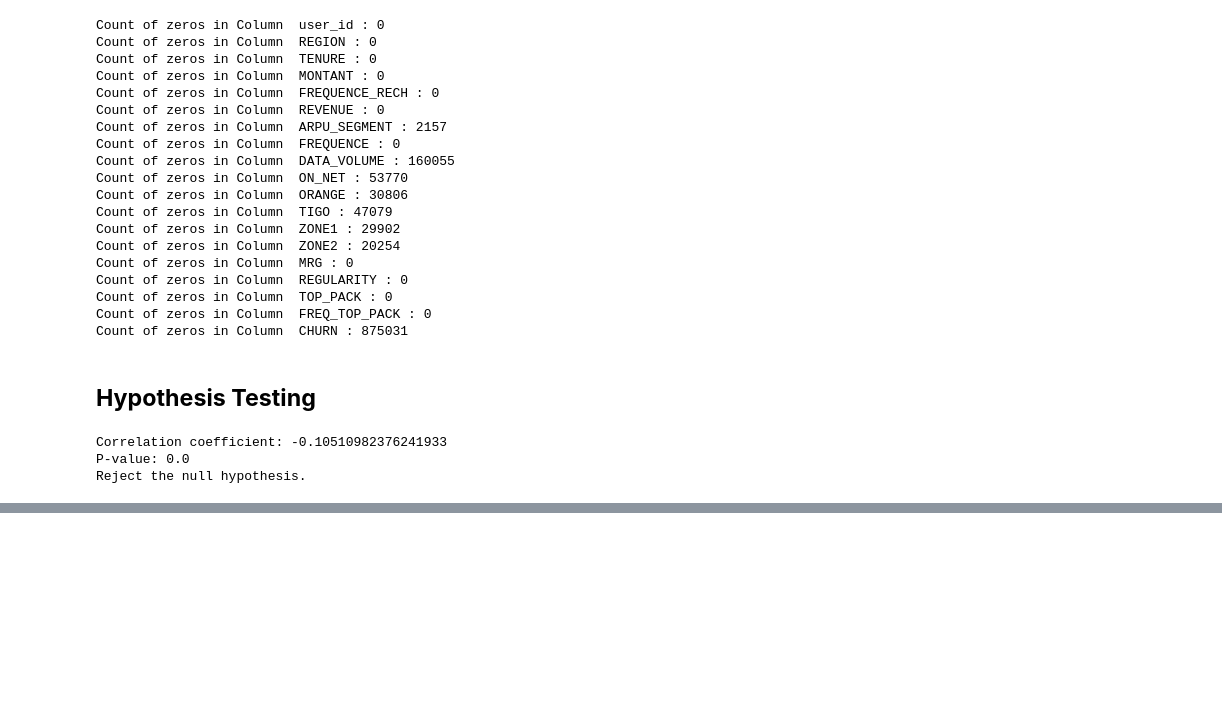
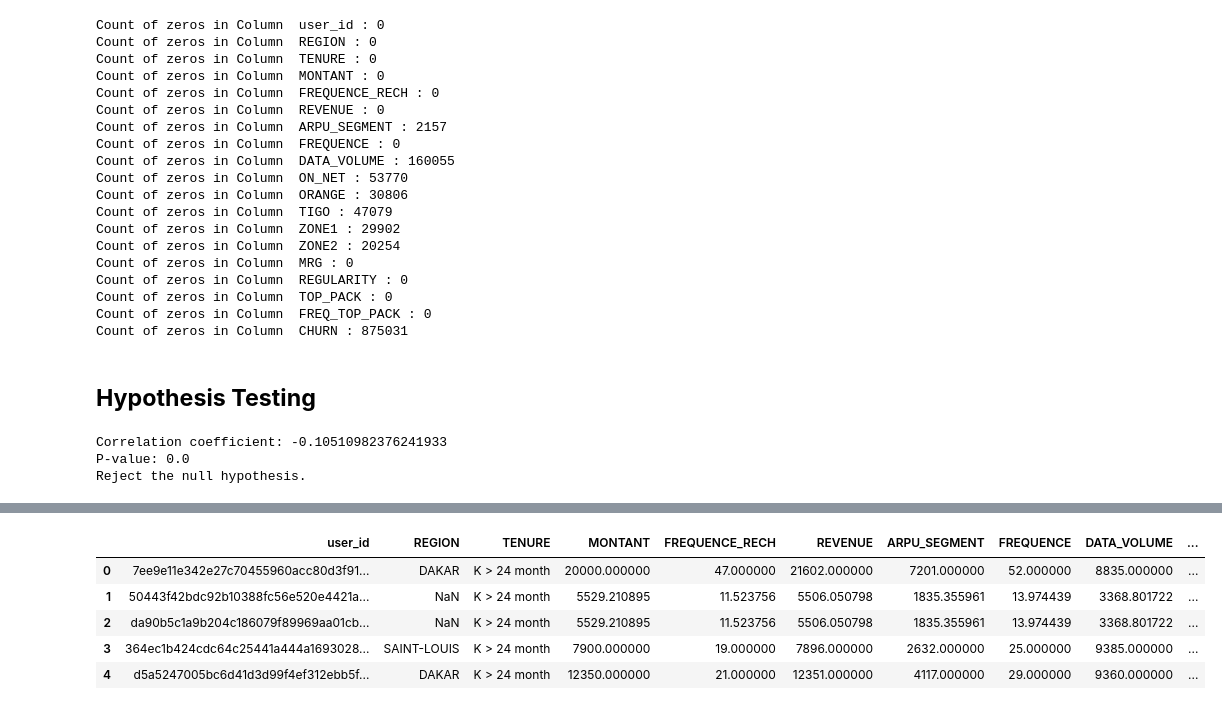
Before and after one commit to Jonasafutu/Capstone-Project, a Jupyter notebook: Team_Paris_Capstone_Customer_Churn.ipynb, the cells around one changed output, grey strips where cells are left out. Drawn from its saved outputs; the diff is of its cells as text; code cells hidden in the pictures; blank space fills up the shorter version.

```diff
--- a/Team_Paris_Capstone_Customer_Churn.ipynb
+++ b/Team_Paris_Capstone_Customer_Churn.ipynb
@@ -398,0 +521,17 @@ Reject the null hypothesis.
+# %%
+# create a functioon to replace the missing values with mean for each respective column
+columns_to_fill = ['MONTANT', 'FREQUENCE_RECH', 'REVENUE', 'ARPU_SEGMENT',
+                   'FREQUENCE', 'DATA_VOLUME', 'ON_NET', 'ORANGE', 'TIGO',
+                   'FREQ_TOP_PACK']
+
+for column in columns_to_fill:
+    train[column].fillna(train[column].mean(), inplace=True)
+# %%
+train.head()
+# %% [output]
+|  | user_id | REGION | TENURE | MONTANT | FREQUENCE_RECH | REVENUE | ARPU_SEGMENT | FREQUENCE | DATA_VOLUME | ... |
+| 0 | 7ee9e11e342e27c70455960acc80d3f91... | DAKAR | K > 24 month | 20000.000000 | 47.000000 | 21602.000000 | 7201.000000 | 52.000000 | 8835.000000 | ... |
+| 1 | 50443f42bdc92b10388fc56e520e4421a... | NaN | K > 24 month | 5529.210895 | 11.523756 | 5506.050798 | 1835.355961 | 13.974439 | 3368.801722 | ... |
+| 2 | da90b5c1a9b204c186079f89969aa01cb... | NaN | K > 24 month | 5529.210895 | 11.523756 | 5506.050798 | 1835.355961 | 13.974439 | 3368.801722 | ... |
+| 3 | 364ec1b424cdc64c25441a444a1693028... | SAINT-LOUIS | K > 24 month | 7900.000000 | 19.000000 | 7896.000000 | 2632.000000 | 25.000000 | 9385.000000 | ... |
+| 4 | d5a5247005bc6d41d3d99f4ef312ebb5f... | DAKAR | K > 24 month | 12350.000000 | 21.000000 | 12351.000000 | 4117.000000 | 29.000000 | 9360.000000 | ... |
```
Also changed, not shown: parts of 18 cells of this notebook.
